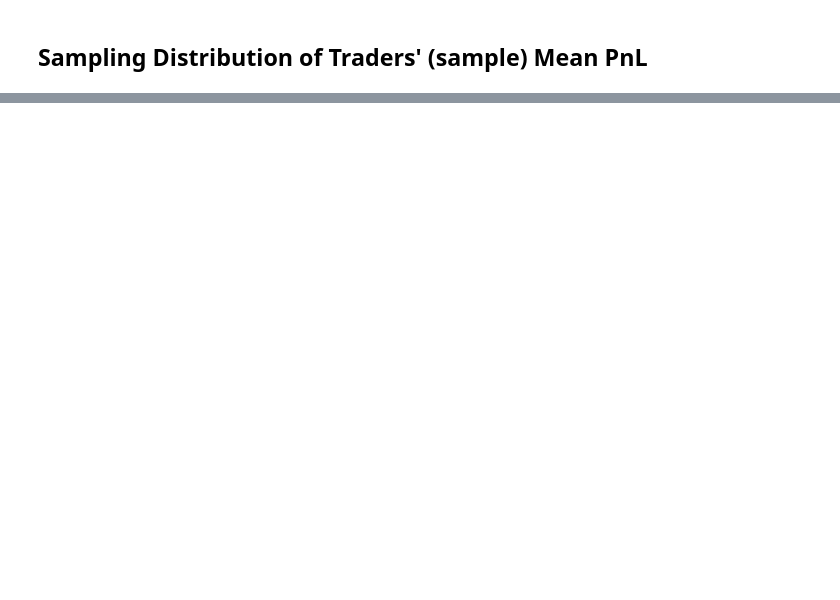
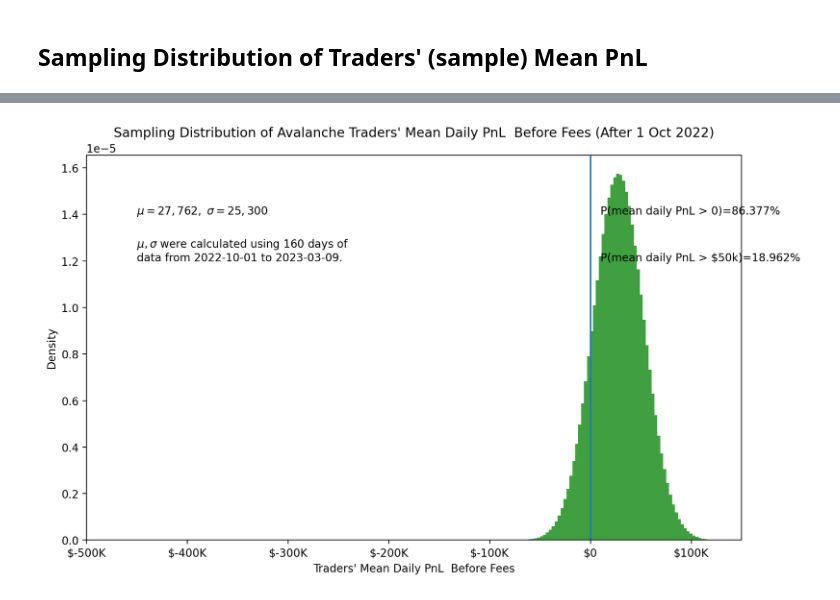
Before and after one commit to coindataschool/GMX, a Jupyter notebook: notebook/Avalanche/glp_tail_risk.ipynb, the cells around one changed output, grey strips where cells are left out. Drawn from its saved outputs; the diff is of its cells as text; code cells hidden in the pictures; blank space fills up the shorter version.

```diff
--- a/notebook/Avalanche/glp_tail_risk.ipynb
+++ b/notebook/Avalanche/glp_tail_risk.ipynb
@@ -184,0 +214,13 @@ run_sampling_dist_traders_pnl('trader_pnl_after_fees', xlim_lwr = -500_000, xlim
+# %%
+subdf = df.loc[df.index >= '2022-10-01']
+# %%
+run_sampling_dist_traders_pnl(
+    subdf, 'trader_pnl_before_fees',
+    text_lab1_y1pos = 1.4e-5,
+    text_lab1_y2pos = 1.2e-5,
+    text_lab2_y1pos = 1.4e-5,
+    text_lab2_y2pos = 1.2e-5,
+    xlim_lwr = -500_000, xlim_upr = 150_000,
+    data_period = 'after_1_oct_2022')
+# %% [output]
+[figure, added]
```
Also changed, not shown: parts of 22 cells of this notebook, 15 other files.
